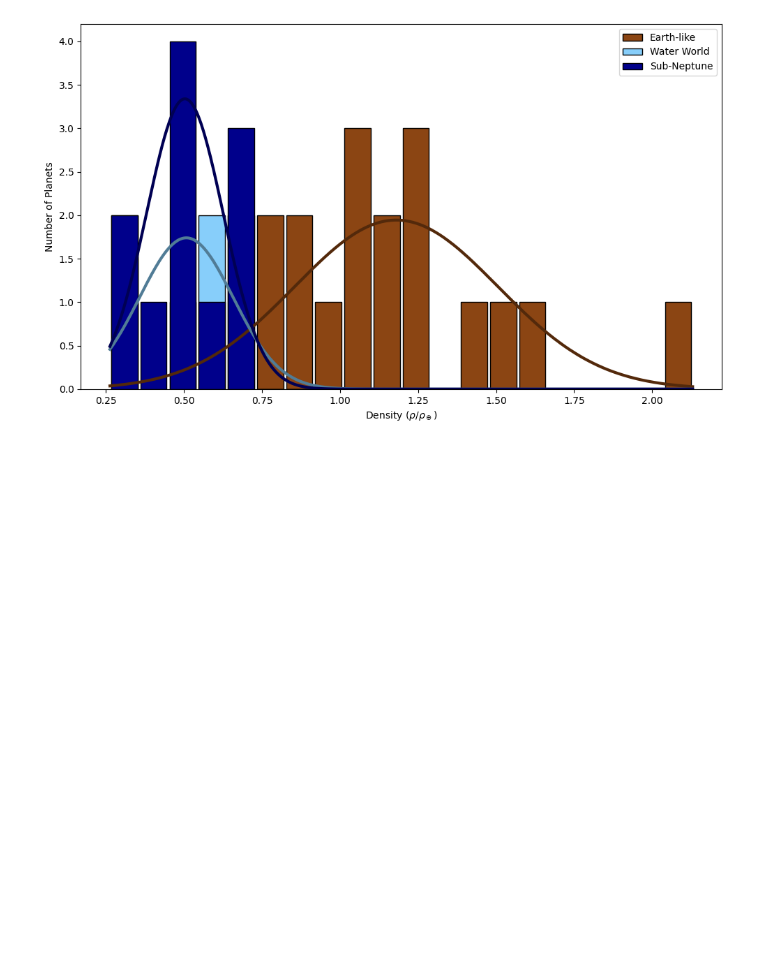
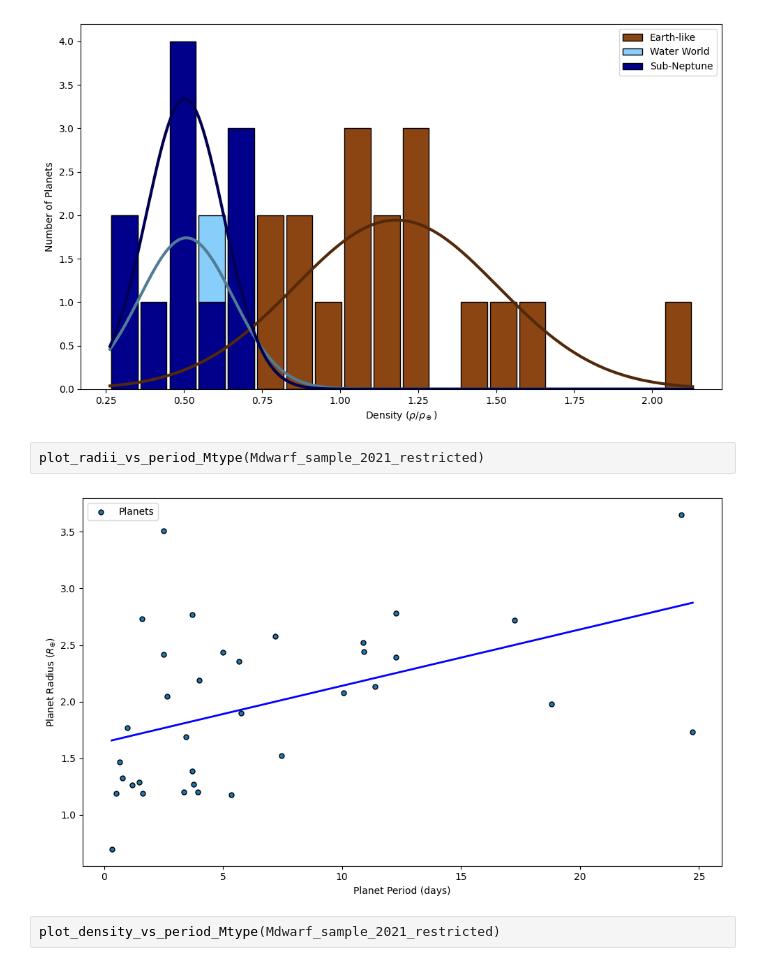
Before and after one commit to wikreg/Stage_CEA_Exoplanet_VR, a Jupyter notebook: Stage_CEA_Exoplanet/main.ipynb, the cells around one changed output. Saved outputs shown, nothing was run; the diff lists cells and outputs as text; blank space fills up the shorter version.

Commit message:
radius vs period and density vs period plots

```diff
--- a/Stage_CEA_Exoplanet/main.ipynb
+++ b/Stage_CEA_Exoplanet/main.ipynb
@@ -40,3 +40,9 @@ plot_density_vs_mass_Mtype(Mdwarf_sample_2021_restricted)
 plot_histogram_density_Mtype_with_gauss(Mdwarf_sample_2021_restricted)
 # %% [output]
 [figure]
+# %%
+plot_radii_vs_period_Mtype(Mdwarf_sample_2021_restricted)
+# %% [output]
+[figure, added]
+# %%
+plot_density_vs_period_Mtype(Mdwarf_sample_2021_restricted)
```
Also changed, not shown: parts of 1 cell of this notebook, 1 other file.
